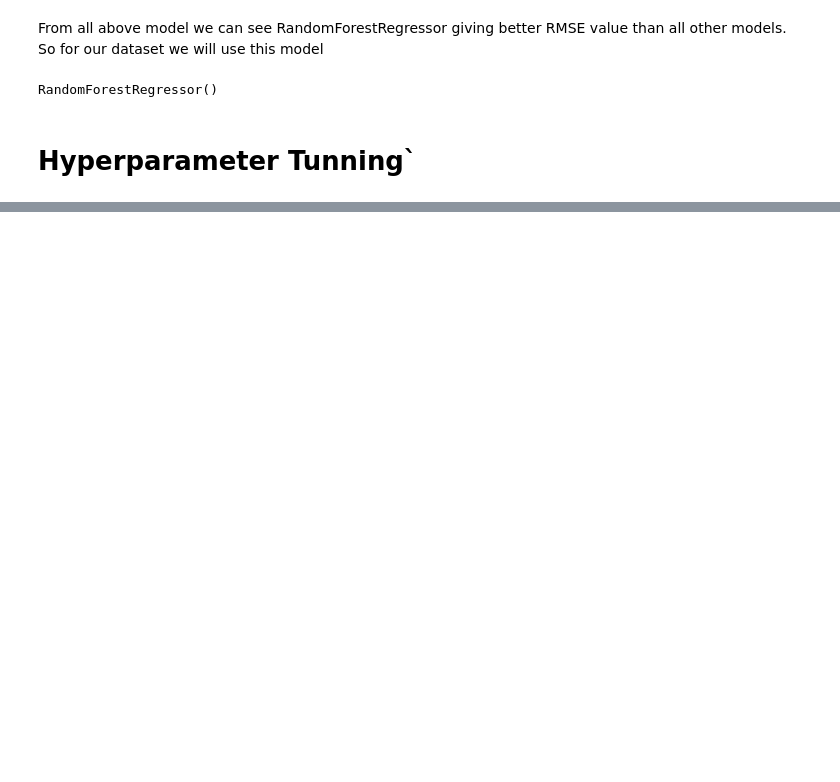
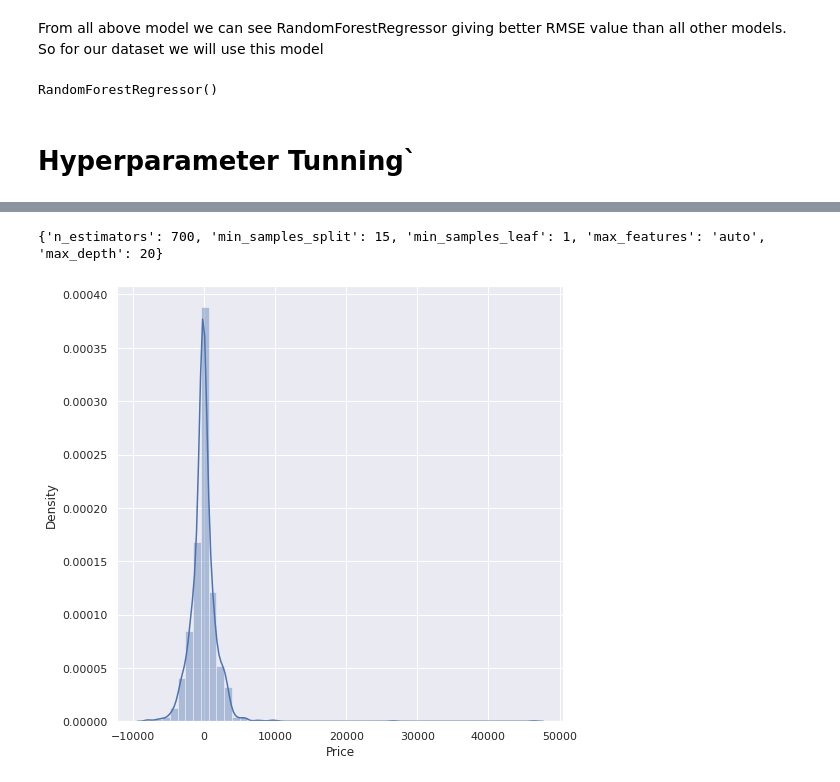
Before and after one commit to Pravin1Borate/Flight-Fare-Prediction, a Jupyter notebook: Fligh Fare Prediction.ipynb, the cells around one changed output, grey strips where cells are left out. Drawn from its saved outputs; the diff is of its cells as text; code cells hidden in the pictures; blank space fills up the shorter version.

Commit message:
Adding Notebook for Flight Fare Prediction

```diff
--- a/Fligh Fare Prediction.ipynb
+++ b/Fligh Fare Prediction.ipynb
@@ -703,3 +703,14 @@ RandomizedSearchCV(cv=5, estimator=RandomForestRegressor(), n_jobs=1,
                                                          1200]},
                    random_state=42, scoring='neg_mean_squared_error',
                    verbose=2)
+# %%
+print(rf_random.best_params_)
+prediction = rf_random.predict(X_test)
+# %% [output]
+{'n_estimators': 700, 'min_samples_split': 15, 'min_samples_leaf': 1, 'max_features': 'auto', 'max_depth': 20}
+# %%
+plt.figure(figsize = (8,8))
+sns.distplot(y_test-prediction)
+plt.show()
+# %% [output]
+[figure, added]
```
Also changed, not shown: parts of 12 cells of this notebook, 1 other file.
